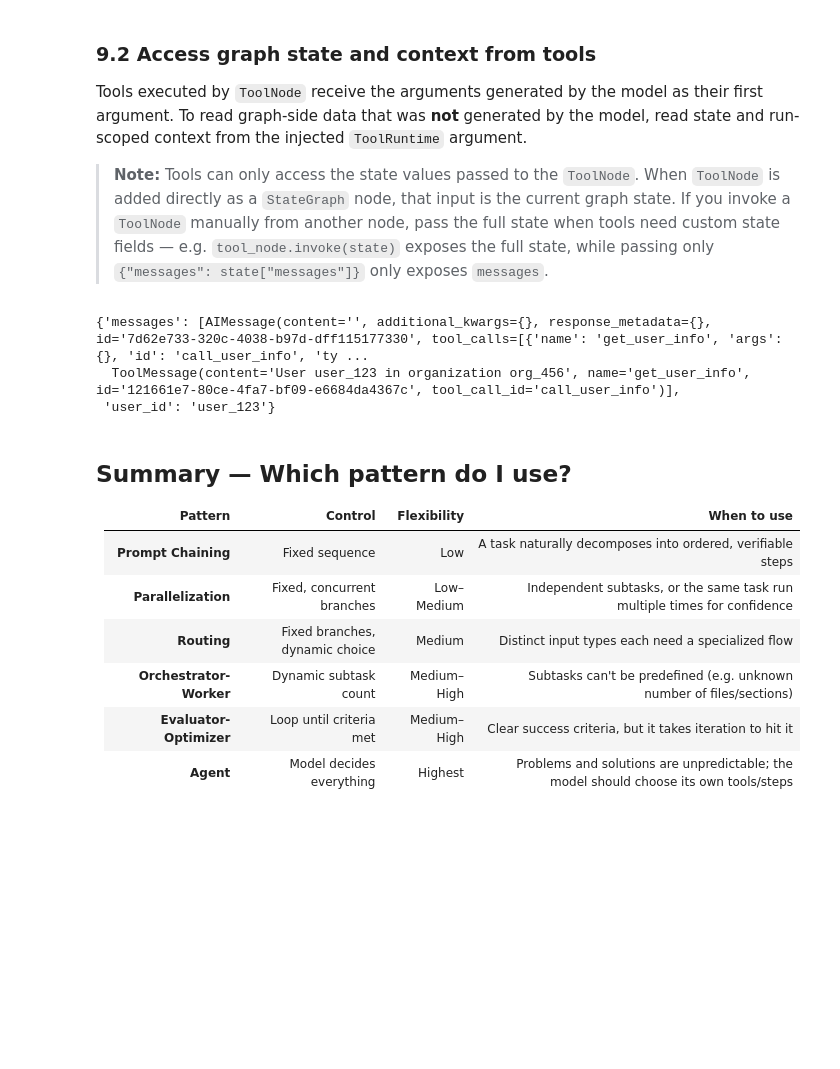
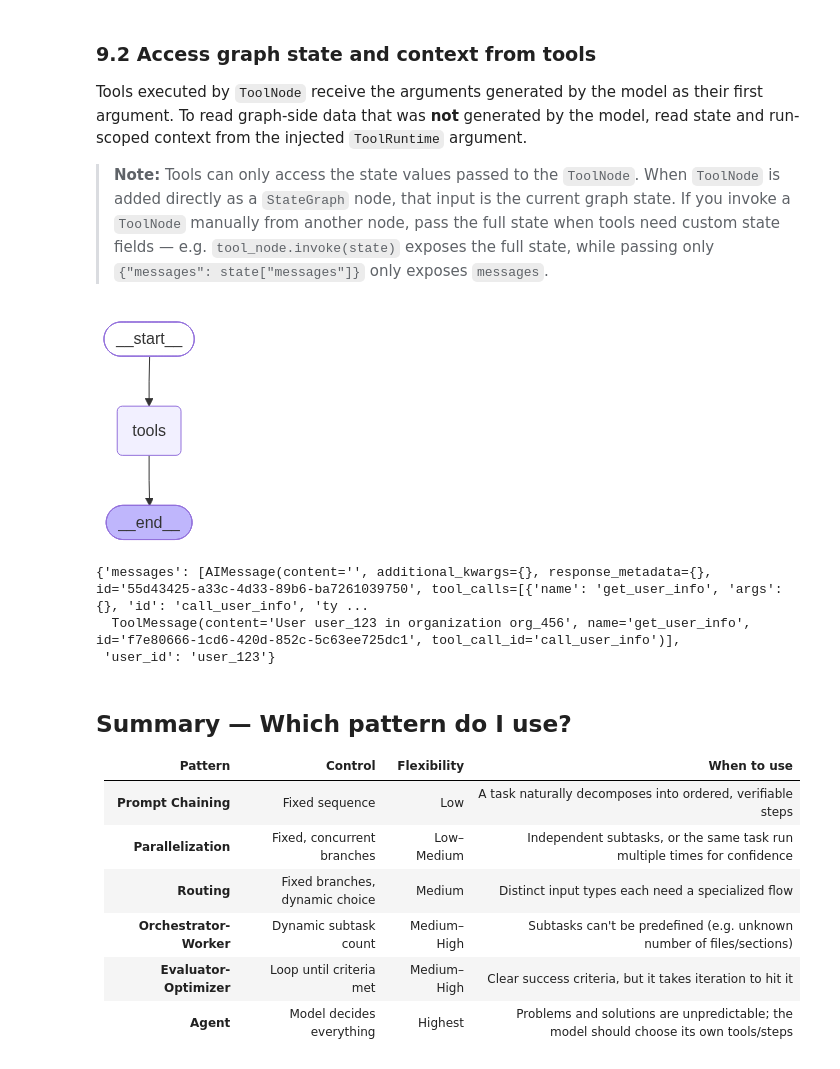
Before and after one commit to Hemanth08-M/genai-weekday-batch1, a Jupyter notebook: Week 9/05_LangGraph_Workflows_and_Agents.ipynb, the cells around one changed output. Saved outputs shown, nothing was run; the diff lists cells and outputs as text; code cells hidden in the pictures; blank space fills up the shorter version.

```diff
--- a/Week 9/05_LangGraph_Workflows_and_Agents.ipynb
+++ b/Week 9/05_LangGraph_Workflows_and_Agents.ipynb
@@ -936,35 +941,38 @@ def get_user_info(runtime: ToolRuntime[Context, State]) -> str:
     organization_id = runtime.context.organization_id
 
     return f"User {user_id} in organization {organization_id}"
 
 
 builder = StateGraph(State, context_schema=Context)
 builder.add_node("tools", ToolNode([get_user_info]))
 builder.add_edge(START, "tools")
 graph = builder.compile()
 
+display(Image(graph.get_graph(xray=True).draw_mermaid_png()))
+
 result = graph.invoke(
     {
         "messages": [
             AIMessage(
                 content="",
                 tool_calls=[
                     {
                         "name": "get_user_info",
                         "args": {},
                         "id": "call_user_info",
                     }
                 ],
             )
         ],
         "user_id": "user_123",
     },
     context=Context(organization_id="org_456"),
 )
 result
 # %% [output]
+[figure, added]
-{'messages': [AIMessage(content='', additional_kwargs={}, response_metadata={}, id='7d62e733-320c-4038-b97d-dff115177330', tool_calls=[{'name': 'get_user_info', 'args': {}, 'id': 'call_user_info', 'ty ...
-  ToolMessage(content='User user_123 in organization org_456', name='get_user_info', id='121661e7-80ce-4fa7-bf09-e6684da4367c', tool_call_id='call_user_info')],
+{'messages': [AIMessage(content='', additional_kwargs={}, response_metadata={}, id='55d43425-a33c-4d33-89b6-ba7261039750', tool_calls=[{'name': 'get_user_info', 'args': {}, 'id': 'call_user_info', 'ty ...
+  ToolMessage(content='User user_123 in organization org_456', name='get_user_info', id='f7e80666-1cd6-420d-852c-5c63ee725dc1', tool_call_id='call_user_info')],
  'user_id': 'user_123'}
 # %% [markdown]
 ## Summary — Which pattern do I use?
```
Also changed, not shown: parts of 1 cell of this notebook, 1 other file.
